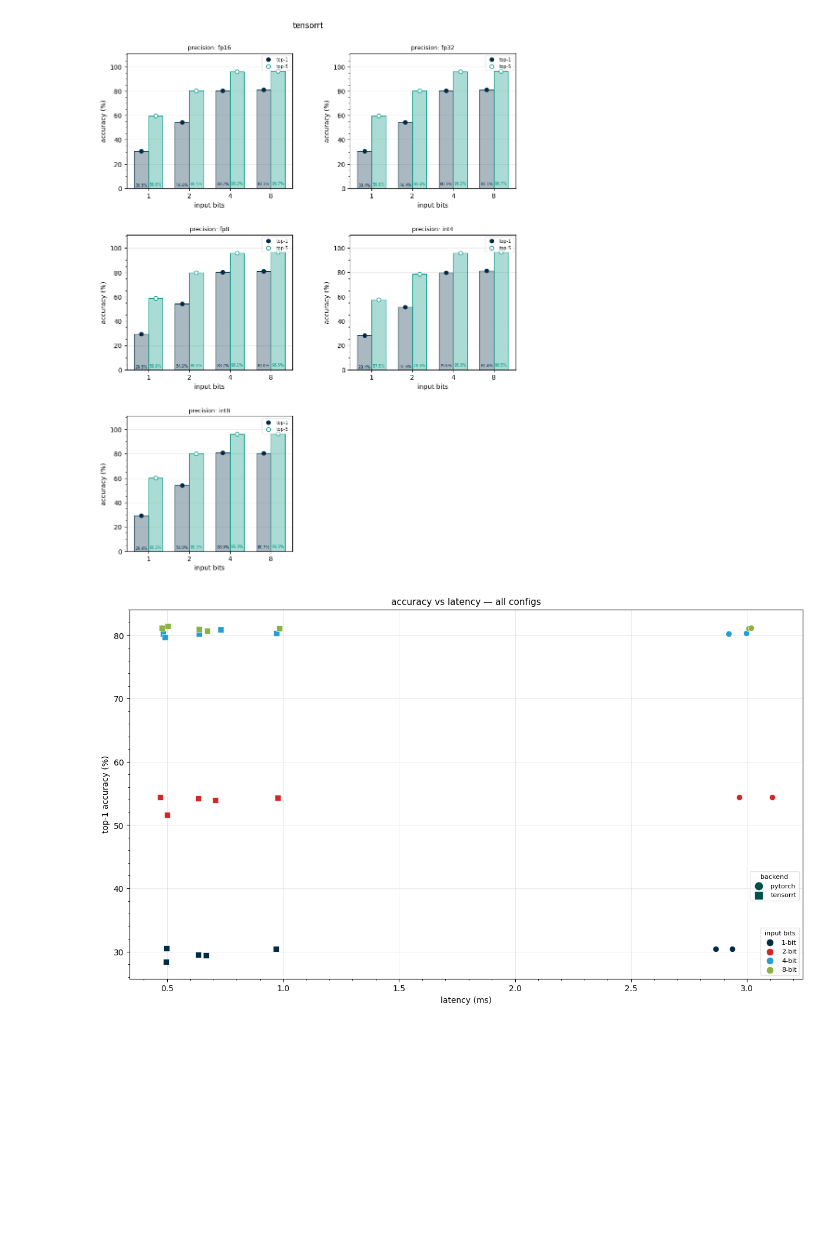
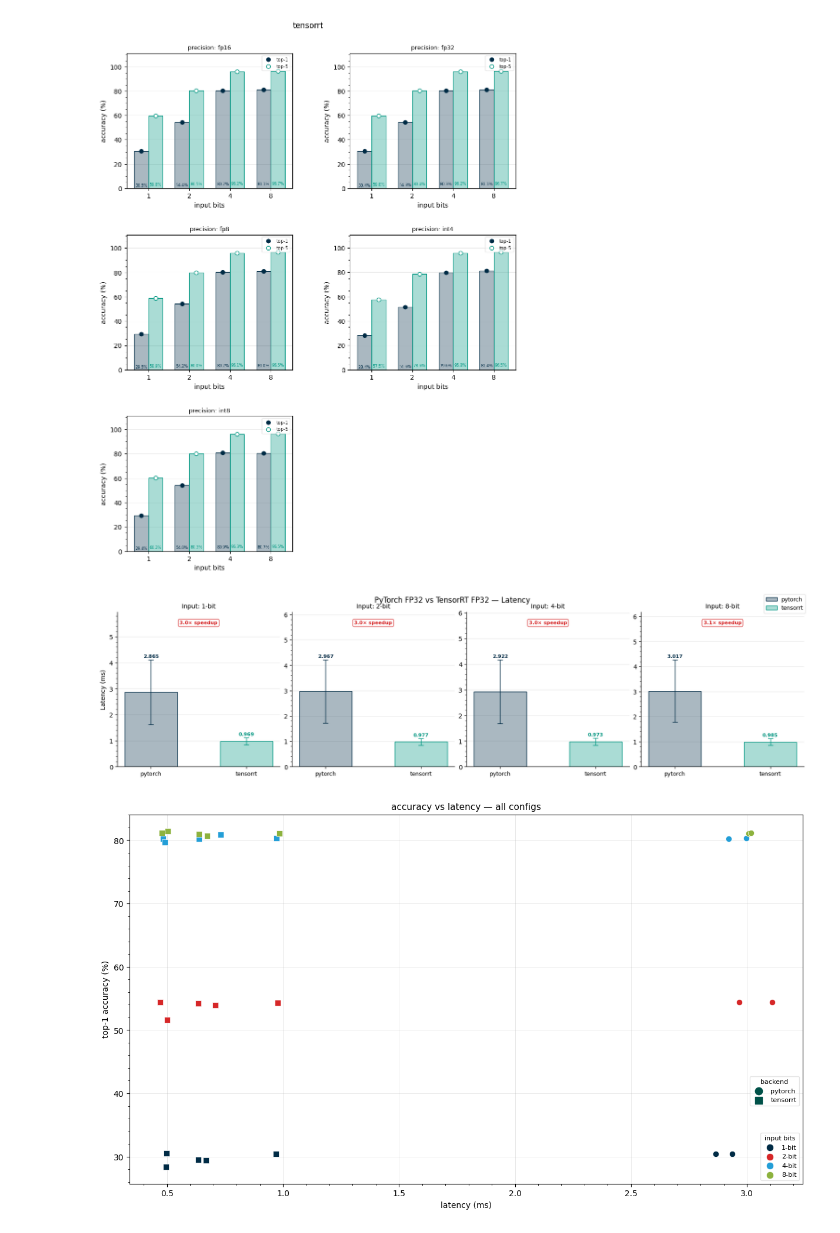
Before and after one commit to pratham1gg/quantized_resnets, a Jupyter notebook: ipynb_books/analysis.ipynb, the cells around one changed output. Cells and saved outputs as stored; diff of their text form; code cells hidden in the pictures; blank space fills up the shorter version.

```diff
--- a/ipynb_books/analysis.ipynb
+++ b/ipynb_books/analysis.ipynb
@@ -242,6 +242,69 @@ for backend in BACKENDS:
 # %% [output]
 [figure]
 [figure]
+# %%
+import numpy as np
+import pandas as pd
+import matplotlib.pyplot as plt
+import matplotlib.ticker as ticker
+
+table_results = pd.read_csv("/home/pf4636/code/resnet/quantized_resnets/results/table_results.csv")
+
+# Filter to only pytorch fp32 and tensorrt fp32
+mask = (table_results["precision"] == "fp32") & (table_results["backend"].isin(["pytorch", "tensorrt"]))
+fp32_data = table_results[mask].copy()
+fp32_data["input_bits"] = fp32_data["input_bits"].astype(int)
+
+active_bits = sorted(fp32_data["input_bits"].unique())
+
+BACKEND_PALETTE = {
+    "pytorch":  "#002B45",
+    "tensorrt": "#009681",
+}
+
+fig, axes = plt.subplots(1, len(active_bits), figsize=(4 * len(active_bits), 4),
+                         constrained_layout=True, sharey=False)
+fig.suptitle("PyTorch FP32 vs TensorRT FP32 — Latency", fontsize=12, y=1.03)
+
+for ax, bits in zip(axes, active_bits):
+    grp = fp32_data[fp32_data["input_bits"] == bits].sort_values("backend")
+    x_pos = np.arange(len(grp))
+
+    for xi, (_, row) in enumerate(grp.iterrows()):
+        color = BACKEND_PALETTE[row["backend"]]
+        ax.bar(xi, row["lat_ms_mean"], width=0.55,
+               color=color + "55", edgecolor=color, linewidth=1.0, zorder=2)
+        ax.errorbar(xi, row["lat_ms_mean"], yerr=row["lat_ms_std"],
+                    fmt="none", ecolor=color, capsize=4, capthick=1.0,
+                    elinewidth=1.0, zorder=3)
+        ax.text(xi, row["lat_ms_mean"] + row["lat_ms_std"] + 0.05,
+                f"{row['lat_ms_mean']:.3f}",
+                ha="center", va="bottom", fontsize=8, color=color, fontweight="bold")
+
+    speedup = grp[grp["backend"] == "pytorch"]["lat_ms_mean"].values[0] / \
+              grp[grp["backend"] == "tensorrt"]["lat_ms_mean"].values[0]
+    ax.text(0.5, 0.92, f"{speedup:.1f}× speedup",
+            transform=ax.transAxes, ha="center", fontsize=8,
+            color="#D62728", fontweight="bold",
+            bbox=dict(boxstyle="round,pad=0.3", facecolor="white", edgecolor="#D62728", alpha=0.8))
+
+    ax.set_xticks(x_pos)
+    ax.set_xticklabels(grp["backend"].tolist(), fontsize=9)
+    ax.set_title(f"Input: {bits}-bit", fontsize=10)
+    ax.set_ylabel("Latency (ms)" if bits == active_bits[0] else "")
+    ax.set_ylim(0, (grp["lat_ms_mean"] + grp["lat_ms_std"]).max() * 1.45)
+    ax.yaxis.set_minor_locator(ticker.AutoMinorLocator())
+    ax.grid(axis="y", linewidth=0.4, alpha=0.5, zorder=1)
+    ax.spines["top"].set_visible(False)
+    ax.spines["right"].set_visible(False)
+
+handles = [plt.Rectangle((0, 0), 1, 1, facecolor=c + "55", edgecolor=c, linewidth=1.0, label=b)
+           for b, c in BACKEND_PALETTE.items()]
+fig.legend(handles=handles, loc="upper right", fontsize=9, framealpha=0.6)
+
+plt.show()
+# %% [output]
+[figure, added]
 # %%
 BACKEND_MARKERS = {
     "pytorch":  "o",
```
Also changed, not shown: parts of 2 cells of this notebook, 3 other files.
